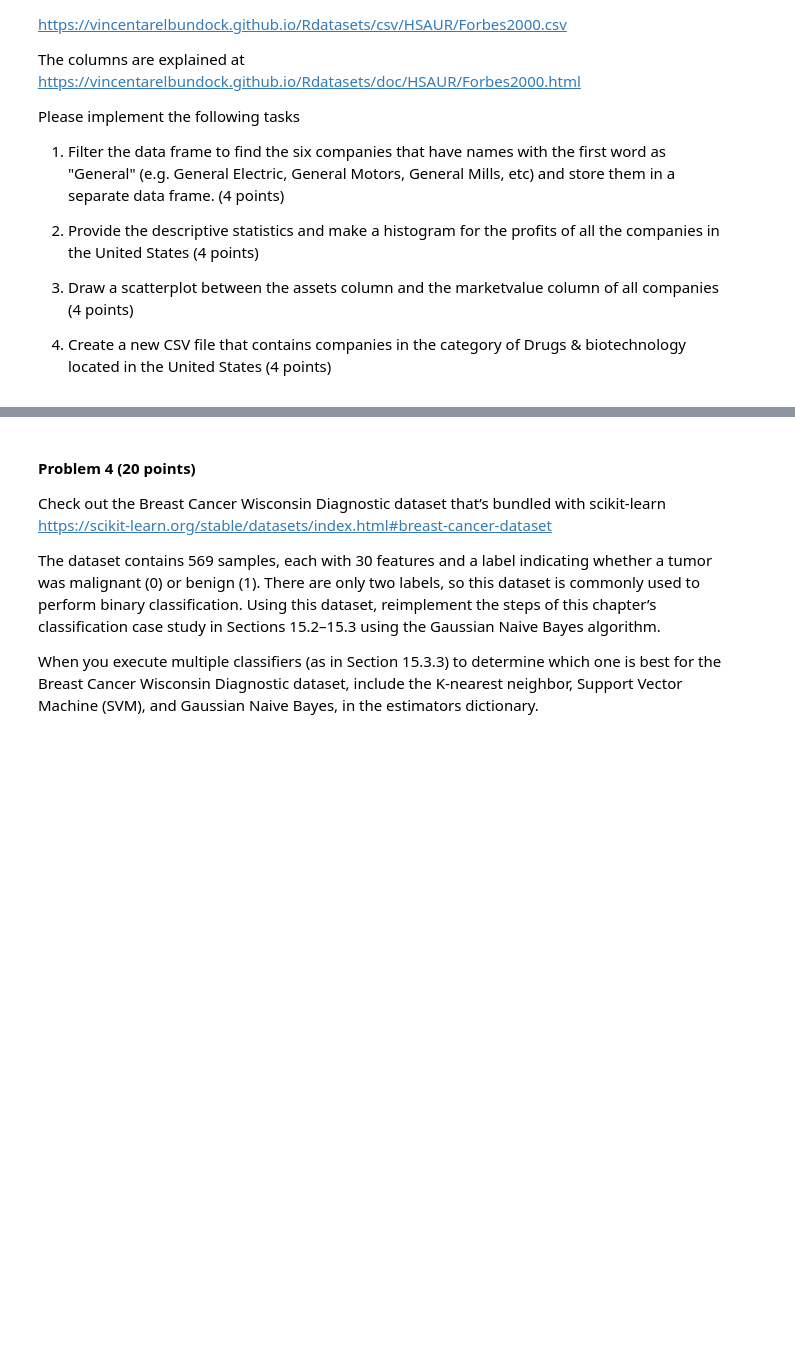
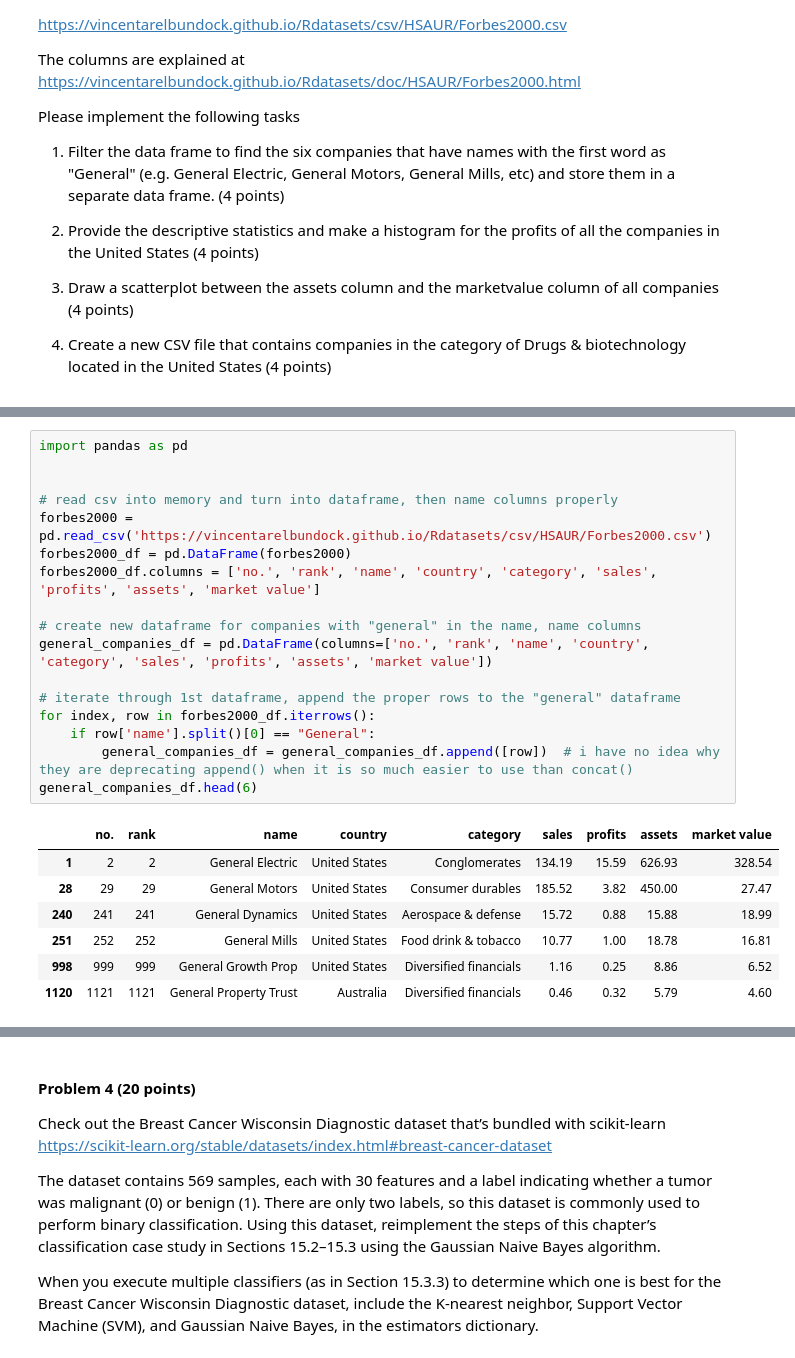
Before and after one commit to ZachIngram04/MBIO4783-Final, a Jupyter notebook: Exam_Final.ipynb, the cells around one changed output, grey strips where cells are left out. Saved outputs shown, nothing was run; the diff lists cells and outputs as text; blank space fills up the shorter version.

```diff
--- a/Exam_Final.ipynb
+++ b/Exam_Final.ipynb
@@ -326,0 +311,25 @@ Name: profits, dtype: float64
+# %%
+import pandas as pd
+
+
+# read csv into memory and turn into dataframe, then name columns properly
+forbes2000 = pd.read_csv('https://vincentarelbundock.github.io/Rdatasets/csv/HSAUR/Forbes2000.csv')
+forbes2000_df = pd.DataFrame(forbes2000)
+forbes2000_df.columns = ['no.', 'rank', 'name', 'country', 'category', 'sales', 'profits', 'assets', 'market value']
+
+# create new dataframe for companies with "general" in the name, name columns
+general_companies_df = pd.DataFrame(columns=['no.', 'rank', 'name', 'country', 'category', 'sales', 'profits', 'assets', 'market value'])
+
+# iterate through 1st dataframe, append the proper rows to the "general" dataframe
+for index, row in forbes2000_df.iterrows():
+    if row['name'].split()[0] == "General":
+        general_companies_df = general_companies_df.append([row])  # i have no idea why they are deprecating append() when it is so much easier to use than concat()
+general_companies_df.head(6)
+# %% [output]
+|  | no. | rank | name | country | category | sales | profits | assets | market value |
+| 1 | 2 | 2 | General Electric | United States | Conglomerates | 134.19 | 15.59 | 626.93 | 328.54 |
+| 28 | 29 | 29 | General Motors | United States | Consumer durables | 185.52 | 3.82 | 450.00 | 27.47 |
+| 240 | 241 | 241 | General Dynamics | United States | Aerospace & defense | 15.72 | 0.88 | 15.88 | 18.99 |
+| 251 | 252 | 252 | General Mills | United States | Food drink & tobacco | 10.77 | 1.00 | 18.78 | 16.81 |
+| 998 | 999 | 999 | General Growth Prop | United States | Diversified financials | 1.16 | 0.25 | 8.86 | 6.52 |
+| 1120 | 1121 | 1121 | General Property Trust | Australia | Diversified financials | 0.46 | 0.32 | 5.79 | 4.60 |
```
Also changed, not shown: parts of 19 cells of this notebook.
